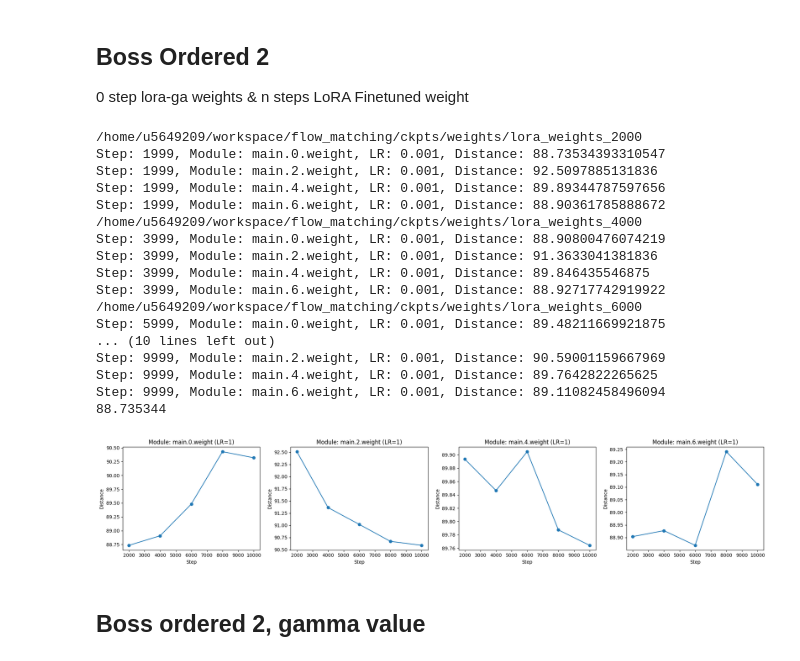
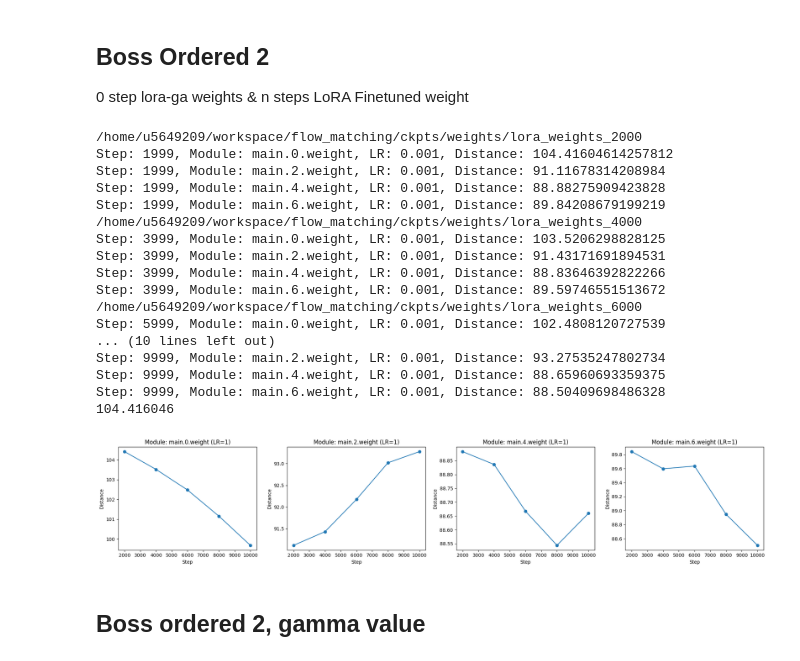
Before and after one commit to jkdxg8837/Diffusion_One, a Jupyter notebook: theorem_veri_loraone.ipynb, the cells around one changed output. Saved outputs shown, nothing was run; the diff lists cells and outputs as text; code cells hidden in the pictures.

```diff
--- a/theorem_veri_loraone.ipynb
+++ b/theorem_veri_loraone.ipynb
@@ -208,14 +208,15 @@ Layer 4: Wasserstein Distance (random) = 0.8439114347236515, Frobenius Norm (ran
 from peft import LoraConfig, get_peft_model
 # checkpoint_steps = [1999,7999,13999,19999]
 vf_lora_reinit = MLP(input_dim=2, time_dim=1, hidden_dim=hidden_dim).to(device)
+vf_lora_reinit.load_state_dict(torch.load(f"/home/u5649209/workspace/flow_matching/ckpts/weights/raw_model_19999.pth", map_location=device))
 lora_config = LoraConfig(
     r=2,
-    lora_alpha=16,
+    lora_alpha=4,
     target_modules=["main.0", "main.2", "main.4", "main.6", "main.8"],  # target Linear layers in MLP
     init_lora_weights="gaussian",
 )
 vf_lora_reinit = get_peft_model(vf_lora_reinit, lora_config)
-print(vf.state_dict()['base_model.model.main.8.lora_A.default.weight'].shape)
+
 
 gamma = 9
 with open(f'/home/u5649209/workspace/flow_matching/ckpts/raw_model_gradients/models_grads_step19999.pkl', 'rb') as f:
@@ -327,7 +323,9 @@ for gamma in gamma_list:
         target_modules=["main.0", "main.2", "main.4", "main.6", "main.8"],  # target Linear layers in MLP
         init_lora_weights="gaussian",
     )
+    vf_lora_reinit.load_state_dict(torch.load(f"/home/u5649209/workspace/flow_matching/ckpts/weights/raw_model_19999.pth", map_location=device))
     vf_lora_reinit = get_peft_model(vf_lora_reinit, lora_config)
+
     _ = reinit_lora(vf_lora_reinit, gamma, named_grad)
     state_dict = vf_lora_reinit.state_dict()
 
@@ -422,6 +420,7 @@ lora_config = LoraConfig(
     target_modules=["main.0", "main.2", "main.4", "main.6", "main.8"],  # target Linear layers in MLP
     init_lora_weights="gaussian",
 )
+vf_lora_reinit.load_state_dict(torch.load(f"/home/u5649209/workspace/flow_matching/ckpts/weights/raw_model_19999.pth", map_location=device))
 vf_lora_reinit = get_peft_model(vf_lora_reinit, lora_config)
 # print(vf.state_dict()['base_model.model.main.8.lora_A.default.weight'].shape)
 
@@ -466,54 +465,54 @@ for ckpt in checkpoint_steps:
 
         # distance = torch.norm(after_optimization_weights - weights).item()
         # distance = wasserstein_distance(after_optimization_weights.cpu().numpy().flatten(), weights.cpu().numpy().flatten())
-        weight_1=loraB_weights
-        weight_2=loraB_weights_compare
+        weight_1=lora_combined_weights
+        weight_2=lora_combined_weights_compare
 
         dot_product = np.dot(weight_1.flatten().cpu().numpy(), weight_2.flatten().cpu().numpy())
         norm_after = np.linalg.norm(weight_1.flatten().cpu().numpy())
         norm_weights = np.linalg.norm(weight_2.flatten().cpu().numpy())
         distance = np.arccos(np.clip(dot_product / (norm_after * norm_weights), -1.0, 1.0)) / np.pi * 180
         # Print the step, module, learning rate, and distance
         # print(f"Step: {step}, Module: {module}, LR: {lr}, Distance: {distance}")
         print(f"Step: {ckpt}, Module: {module}, LR: {lr}, Distance: {distance}")
         distance_module_dict[(ckpt, module, 1)] = distance
 
 # Plot distance vs step for learning rate = 1
 lr_fixed = 1
 modules = [m for m in module_list if 'bias' not in m]
 fig, axs = plt.subplots(1, len(modules), figsize=(5 * len(modules), 4))
 if len(modules) == 1:
     axs = [axs]
 for idx, module in enumerate(modules):
     steps = checkpoint_steps
     distances = [distance_module_dict[(step, module, lr_fixed)] for step in steps]
     axs[idx].plot(steps, distances, marker='o')
     axs[idx].set_xlabel("Step")
     axs[idx].set_ylabel("Distance")
     axs[idx].set_title(f"Module: {module} (LR={lr_fixed})")
 print(distance_module_dict[(1999, 'main.0.weight', 1)])
 plt.tight_layout()
 plt.savefig("distance_vs_step_lr1.png")
 plt.show()
 # %% [output]
 /home/u5649209/workspace/flow_matching/ckpts/weights/lora_weights_2000
-Step: 1999, Module: main.0.weight, LR: 0.001, Distance: 88.73534393310547
-Step: 1999, Module: main.2.weight, LR: 0.001, Distance: 92.5097885131836
-Step: 1999, Module: main.4.weight, LR: 0.001, Distance: 89.89344787597656
-Step: 1999, Module: main.6.weight, LR: 0.001, Distance: 88.90361785888672
+Step: 1999, Module: main.0.weight, LR: 0.001, Distance: 104.41604614257812
+Step: 1999, Module: main.2.weight, LR: 0.001, Distance: 91.11678314208984
+Step: 1999, Module: main.4.weight, LR: 0.001, Distance: 88.88275909423828
+Step: 1999, Module: main.6.weight, LR: 0.001, Distance: 89.84208679199219
 /home/u5649209/workspace/flow_matching/ckpts/weights/lora_weights_4000
-Step: 3999, Module: main.0.weight, LR: 0.001, Distance: 88.90800476074219
-Step: 3999, Module: main.2.weight, LR: 0.001, Distance: 91.3633041381836
-Step: 3999, Module: main.4.weight, LR: 0.001, Distance: 89.846435546875
-Step: 3999, Module: main.6.weight, LR: 0.001, Distance: 88.92717742919922
+Step: 3999, Module: main.0.weight, LR: 0.001, Distance: 103.5206298828125
+Step: 3999, Module: main.2.weight, LR: 0.001, Distance: 91.43171691894531
+Step: 3999, Module: main.4.weight, LR: 0.001, Distance: 88.83646392822266
+Step: 3999, Module: main.6.weight, LR: 0.001, Distance: 89.59746551513672
 /home/u5649209/workspace/flow_matching/ckpts/weights/lora_weights_6000
-Step: 5999, Module: main.0.weight, LR: 0.001, Distance: 89.48211669921875
+Step: 5999, Module: main.0.weight, LR: 0.001, Distance: 102.4808120727539
 ... (10 lines left out)
-Step: 9999, Module: main.2.weight, LR: 0.001, Distance: 90.59001159667969
-Step: 9999, Module: main.4.weight, LR: 0.001, Distance: 89.7642822265625
-Step: 9999, Module: main.6.weight, LR: 0.001, Distance: 89.11082458496094
-88.735344
+Step: 9999, Module: main.2.weight, LR: 0.001, Distance: 93.27535247802734
+Step: 9999, Module: main.4.weight, LR: 0.001, Distance: 88.65960693359375
+Step: 9999, Module: main.6.weight, LR: 0.001, Distance: 88.50409698486328
+104.416046
-[figure, old version]
+[figure, new version]
 # %% [markdown]
 ## Boss ordered 2, gamma value
 # %%
```
Also changed, not shown: parts of 4 cells of this notebook, 3 other files.
